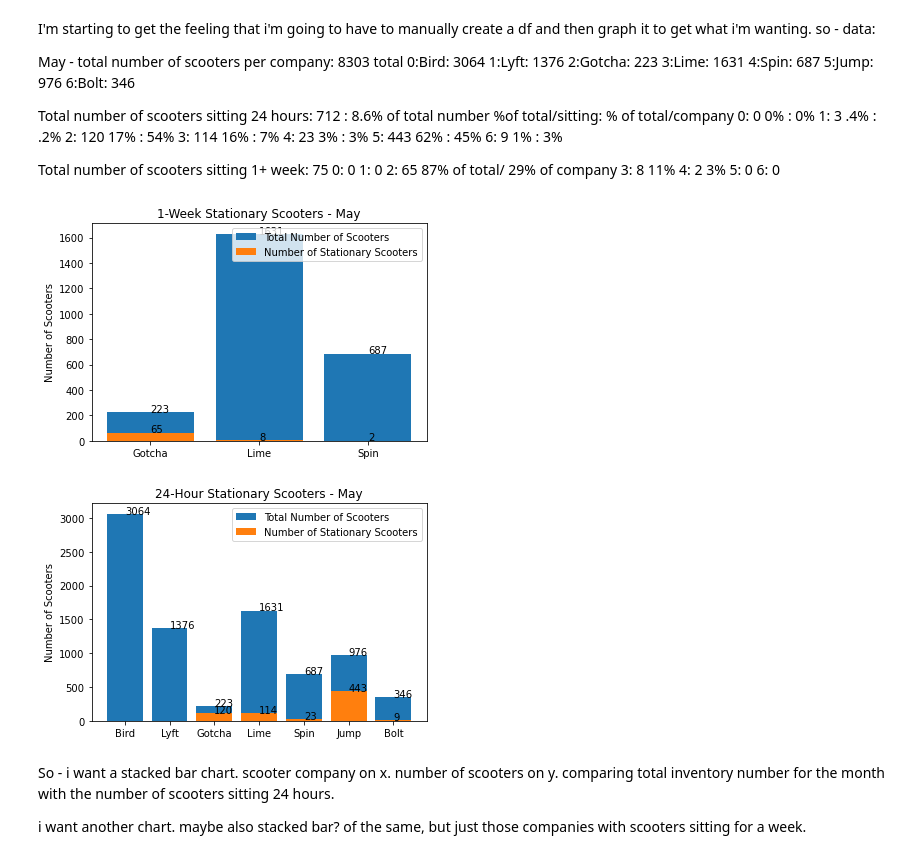
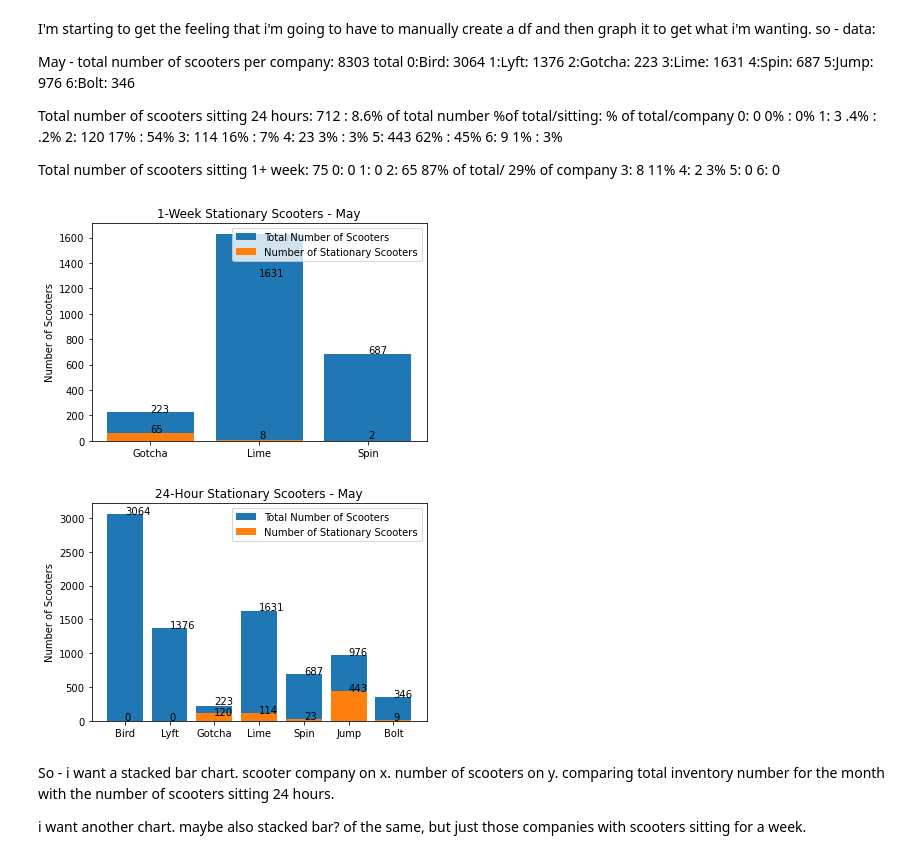
Before and after one commit to Rhunsilval/nashville_scooters_python, a Jupyter notebook: notebooks/5_stationary_scooter_analysis_visuals.ipynb, the cells around one changed output. Cells and saved outputs as stored; diff of their text form; code cells hidden in the pictures.

Commit message:
analysis done, visualization done

```diff
--- a/notebooks/5_stationary_scooter_analysis_visuals.ipynb
+++ b/notebooks/5_stationary_scooter_analysis_visuals.ipynb
@@ -858,18 +858,19 @@ May_scooter_viz2 = pd.DataFrame({
 # %%
 plt.bar(May_scooter_viz2.company, May_scooter_viz2.total_number,label="Total Number of Scooters")
 plt.bar(May_scooter_viz2.company, May_scooter_viz2.week_number, label="Number of Stationary Scooters")
 plt.legend()
 plt.ylabel("Number of Scooters")
 plt.title("1-Week Stationary Scooters - May")
 plt.text('Gotcha',223,'223')
 plt.text('Gotcha',65,'65')
-plt.text('Lime',1631,'1631')
-plt.text('Lime',8,'8')
+plt.text('Lime',1300,'1631')
+plt.text('Lime',20,'8')
 plt.text('Spin',687,'687')
-plt.text('Spin',2,'2')
+plt.text('Spin',20,'2')
+plt.savefig('1-Week Stationary Scooters - May.png')
 plt.show()
 # %% [output]
-[figure, old version]
+[figure, new version]
 # %%
 plt.bar(May_scooter_viz.Company, May_scooter_viz.Total_Number_of_Scooters, label = 'Total Number of Scooters')
 plt.bar(May_scooter_viz.Company, May_scooter_viz.Number_of_24hour_Stationary_Scooters, label = 'Number of Stationary Scooters')
@@ -877,9 +878,11 @@ plt.legend()
 plt.ylabel("Number of Scooters")
 plt.title("24-Hour Stationary Scooters - May")
 plt.text('Bird',3064,'3064')
+plt.text('Bird',15,'0')
 plt.text('Lyft',1376,'1376')
-plt.text('Gotcha',223,'223')
-plt.text('Gotcha',120,'120')
+plt.text('Lyft',15,'0')
+plt.text('Gotcha',250,'223')
+plt.text('Gotcha',90,'120')
 plt.text('Lime',1631,'1631')
 plt.text('Lime',114,'114')
 plt.text('Spin', 687,'687')
@@ -887,10 +890,11 @@ plt.text('Spin',23,'23')
 plt.text('Jump',976,'976')
 plt.text('Jump',443,'443')
 plt.text('Bolt',346,'346')
-plt.text('Bolt',9,'9')
+plt.text('Bolt',15,'9')
+plt.savefig('24-Hour Stationary Scooters - May.png')
 plt.show()
 # %% [output]
-[figure, old version]
+[figure, new version]
 # %% [markdown]
 So - i want a stacked bar chart.  scooter company on x.  number of scooters on y.  comparing total inventory number for the month with the number of scooters sitting 24 hours.
 
```
Also changed, not shown: parts of 5 cells of this notebook, 12 other files.
